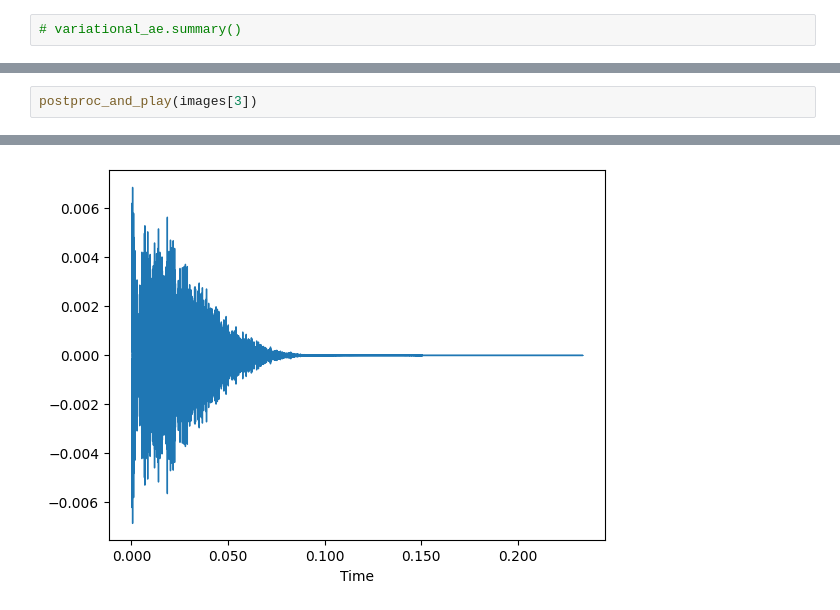
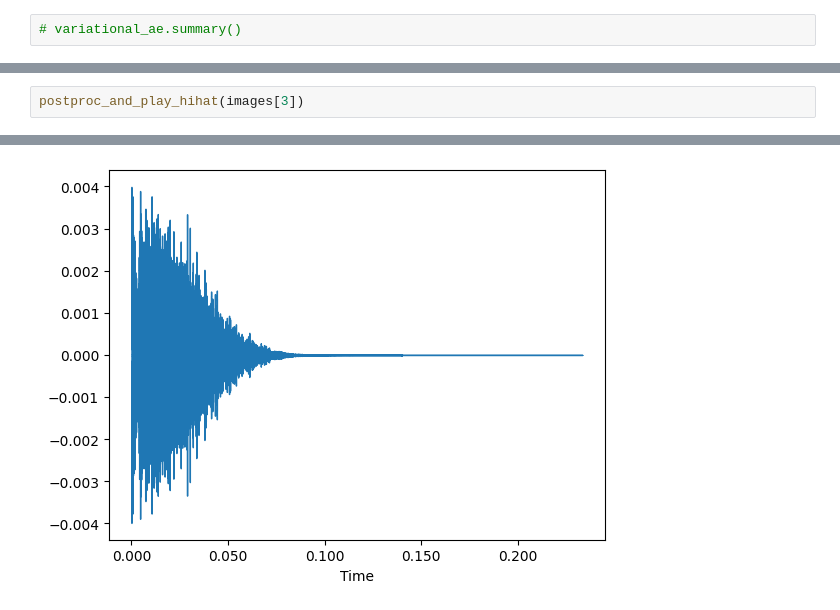
Before and after one commit to CharlieElwess/INFINITE_DRUMS, a Jupyter notebook: drum_creation_notebooks/CE_Make_HiHats.ipynb, the cells around one changed output, grey strips where cells are left out. Drawn from its saved outputs; the diff is of its cells as text.

```diff
--- a/drum_creation_notebooks/CE_Make_HiHats.ipynb
+++ b/drum_creation_notebooks/CE_Make_HiHats.ipynb
@@ -206,6 +206,6 @@ postproc_and_play(images[2])
 # %%
-postproc_and_play(images[3])
+postproc_and_play_hihat(images[3])
 # %% [output]
 [interactive output not drawn]
-[figure, old version]
+[figure, new version]
 # %%
```
Also changed, not shown: parts of 4 cells of this notebook, 1 other file.
